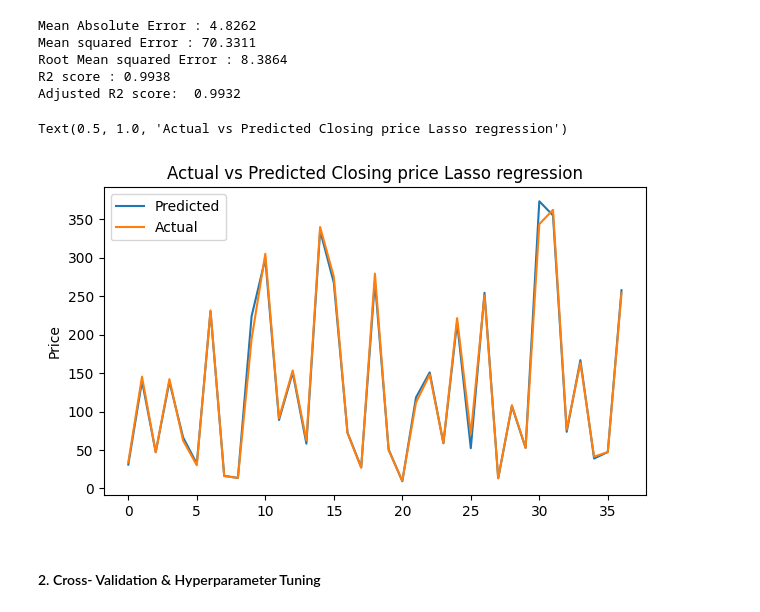
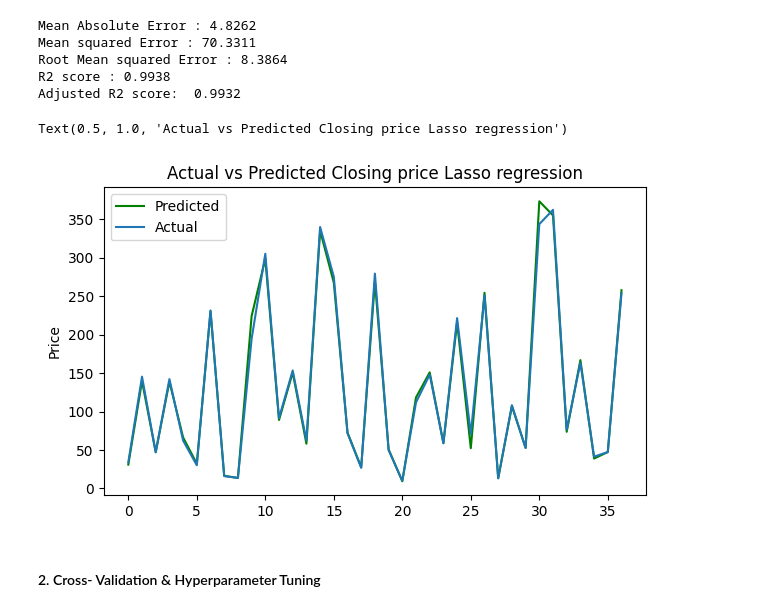
Before and after one commit to sanjaypatil91/Regression-Yes-Bank-Stock-Closing-Price-Prediction, a Jupyter notebook: Regression_Yes_Bank_Stock_Closing_Price_Prediction.ipynb, the cells around one changed output. Saved outputs shown, nothing was run; the diff lists cells and outputs as text; code cells hidden in the pictures.

```diff
--- a/Regression_Yes_Bank_Stock_Closing_Price_Prediction.ipynb
+++ b/Regression_Yes_Bank_Stock_Closing_Price_Prediction.ipynb
@@ -716,14 +727,14 @@ metric_df['Lasso'] = [MAE_lasso, MSE_lasso, RMSE_lasso, R2_lasso, Adjusted_R2_la
 # %%
 # plotting the predicted values vs actual.
 plt.figure(figsize=(7,4))
-plt.plot(10**y_pred_lasso)
+plt.plot(10**y_pred_lasso, color='Green')
 plt.plot(np.array(10**y_test))
 plt.legend(["Predicted","Actual"])
 plt.ylabel("Price")
 plt.title("Actual vs Predicted Closing price Lasso regression")
 # %% [output]
 Text(0.5, 1.0, 'Actual vs Predicted Closing price Lasso regression')
-[figure, old version]
+[figure, new version]
 # %% [markdown]
 #### 2. Cross- Validation & Hyperparameter Tuning
 # %% [markdown]
```
Also changed, not shown: parts of 38 cells of this notebook.
